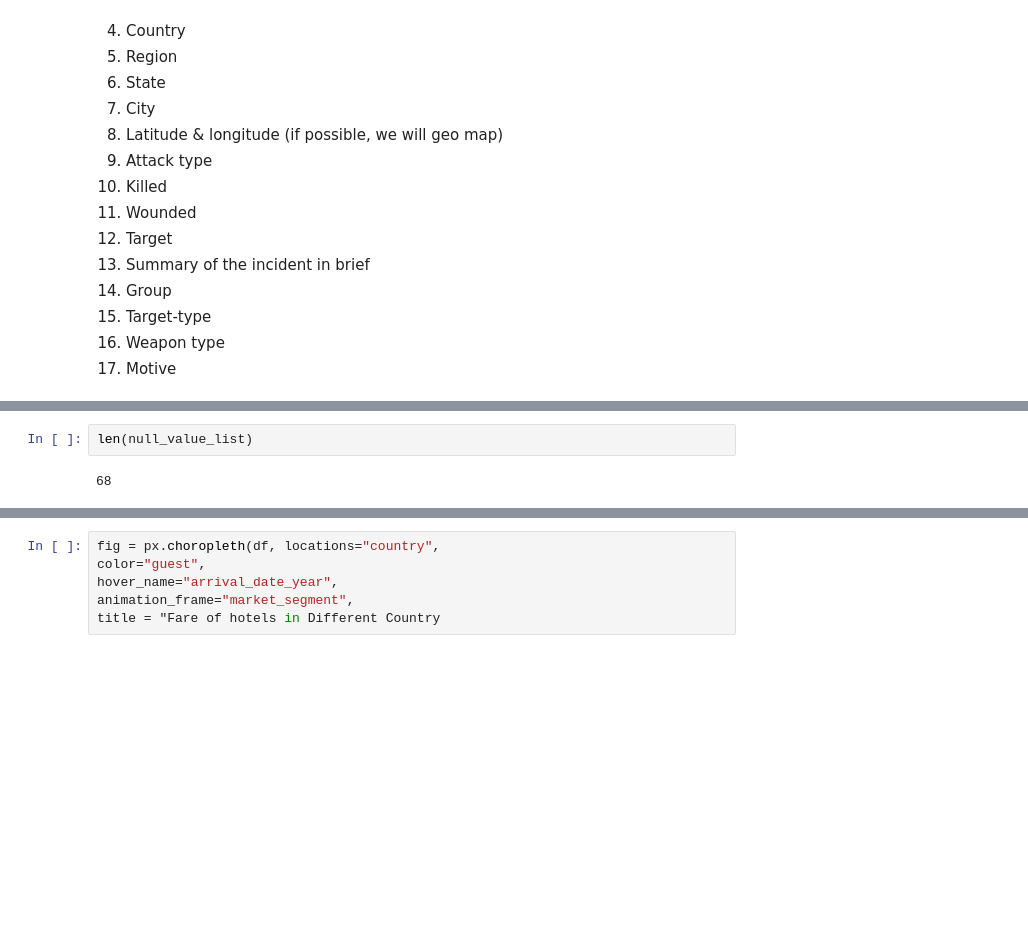
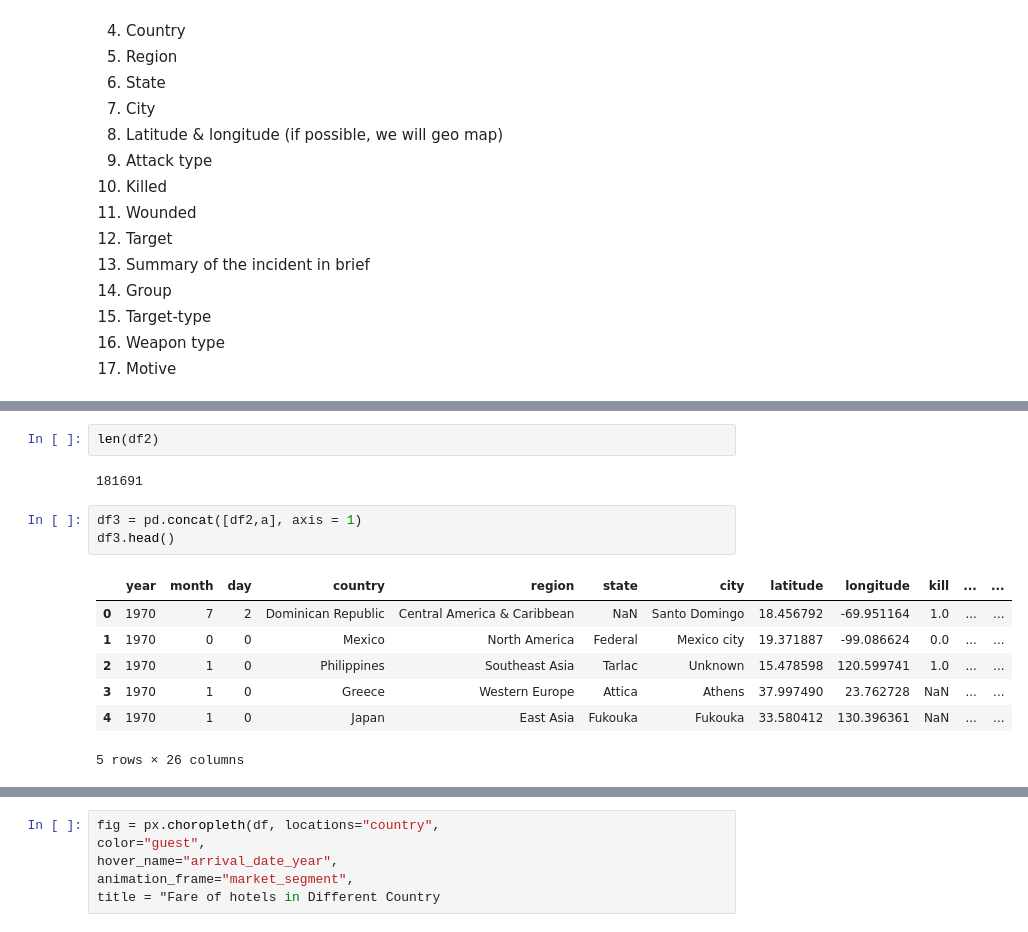
Before and after one commit to Amol2332/eda-on-global-terrorism, a Jupyter notebook: amol_eda.ipynb, the cells around one changed output, grey strips where cells are left out. Drawn from its saved outputs; the diff is of its cells as text; blank space fills up the shorter version.

```diff
--- a/amol_eda.ipynb
+++ b/amol_eda.ipynb
@@ -271,4 +383,15 @@ df2 = df[df['iyear','imonth', 'iday','country_txt','region_txt','provstate','cit
 # %%
-len(null_value_list)
+len(df2)
 # %% [output]
-68
+181691
+# %%
+df3 = pd.concat([df2,a], axis = 1)
+df3.head()
+# %% [output]
+|  | year | month | day | country | region | state | city | latitude | longitude | kill | ... | ... |
+| 0 | 1970 | 7 | 2 | Dominican Republic | Central America & Caribbean | NaN | Santo Domingo | 18.456792 | -69.951164 | 1.0 | ... | ... |
+| 1 | 1970 | 0 | 0 | Mexico | North America | Federal | Mexico city | 19.371887 | -99.086624 | 0.0 | ... | ... |
+| 2 | 1970 | 1 | 0 | Philippines | Southeast Asia | Tarlac | Unknown | 15.478598 | 120.599741 | 1.0 | ... | ... |
+| 3 | 1970 | 1 | 0 | Greece | Western Europe | Attica | Athens | 37.997490 | 23.762728 | NaN | ... | ... |
+| 4 | 1970 | 1 | 0 | Japan | East Asia | Fukouka | Fukouka | 33.580412 | 130.396361 | NaN | ... | ... |
+5 rows × 26 columns
```
Also changed, not shown: parts of 13 cells of this notebook.
